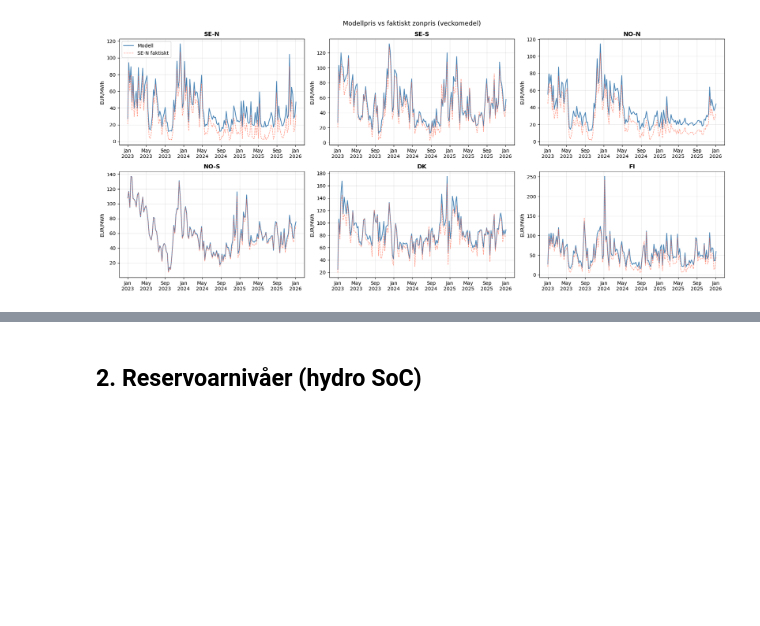
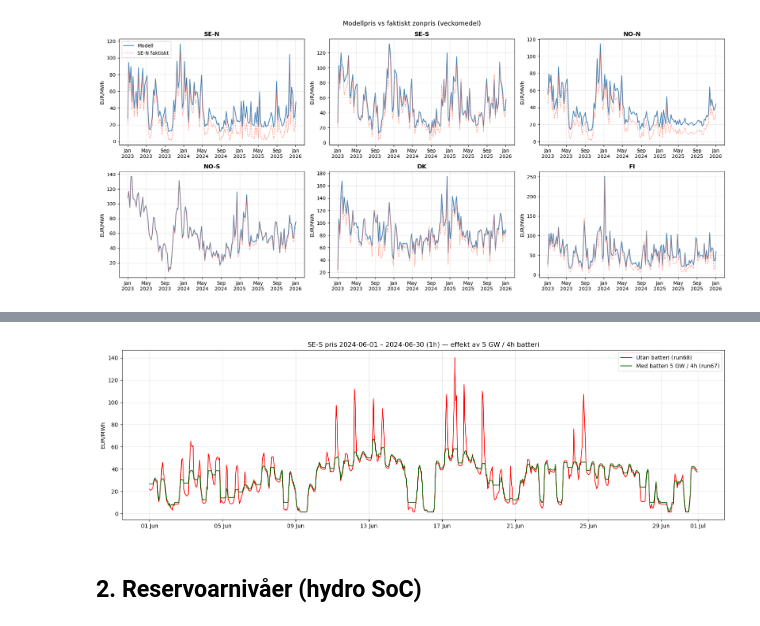
Before and after one commit to beow/NordPSA, a Jupyter notebook: notebooks/explore_results.ipynb, the cells around one changed output, grey strips where cells are left out. Drawn from its saved outputs; the diff is of its cells as text; code cells hidden in the pictures; blank space fills up the shorter version.

```diff
--- a/notebooks/explore_results.ipynb
+++ b/notebooks/explore_results.ipynb
@@ -156,5 +156,26 @@ FI           +8.6     +8.5    +12.5
 
 Bias = medel(modell - faktiskt), tecken = riktning. RMSE = typisk felstorlek timme-för-timme (>= |bias|).
+# %%
+# SE-S pris: med vs utan batteri (1h-körningar) — ändra DATE_RANGE för att zooma
+DATE_RANGE = ('2024-06-01', '2024-06-30')   # ← ändra här (YYYY-MM-DD)
+BAT_ZONE   = 'SE-S'
+
+p_base = pd.read_csv(ROOT / 'results' / 'run68_baseline_1h'      / 'prices.csv', index_col=0, parse_dates=True)
+p_bat  = pd.read_csv(ROOT / 'results' / 'run67_battery_5gw4h_1h' / 'prices.csv', index_col=0, parse_dates=True)
+
+sl = slice(*DATE_RANGE)
+fig, ax = plt.subplots(figsize=(16, 5))
+ax.plot(p_base.loc[sl, BAT_ZONE].index, p_base.loc[sl, BAT_ZONE],
+        lw=1.3, color='red', label='Utan batteri (run68)')
+ax.plot(p_bat.loc[sl, BAT_ZONE].index, p_bat.loc[sl, BAT_ZONE],
+        lw=1.3, color='darkgreen', label='Med batteri 5 GW / 4h (run67)')
+ax.set_ylabel('EUR/MWh')
+ax.set_title(f'{BAT_ZONE} pris {DATE_RANGE[0]} – {DATE_RANGE[1]} (1h) — effekt av 5 GW / 4h batteri')
+ax.legend(); ax.grid(alpha=0.3)
+ax.xaxis.set_major_formatter(mdates.DateFormatter('%d %b'))
+plt.tight_layout()
+# %% [output]
+[figure, added]
 # %% [markdown]
 ## 2. Reservoarnivåer (hydro SoC)
 # %%
```
Also changed, not shown: parts of 8 cells of this notebook, 2 other files.
